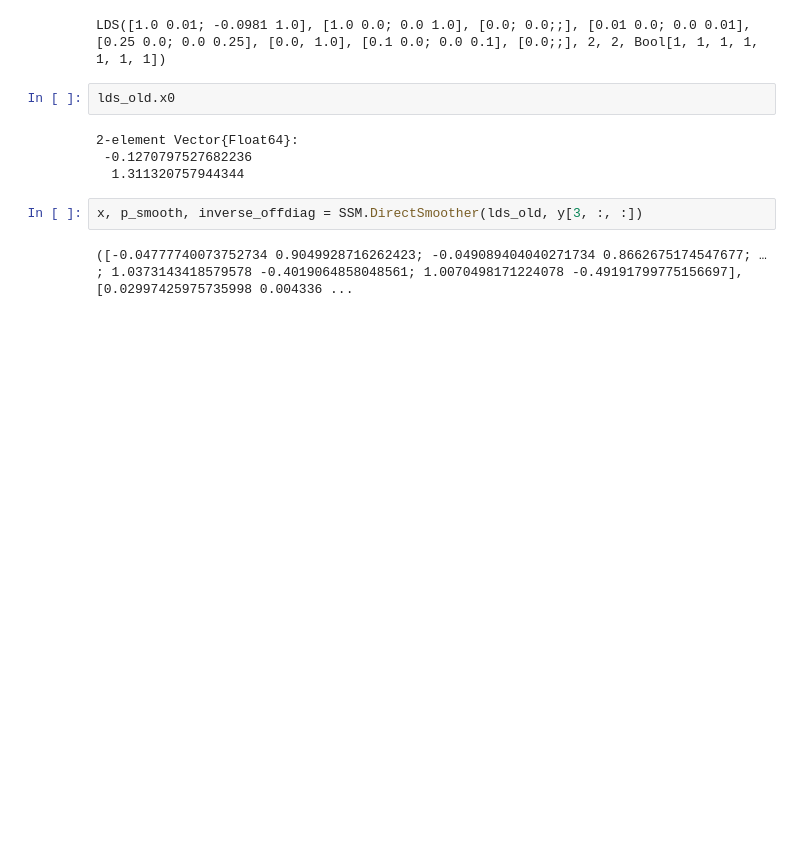
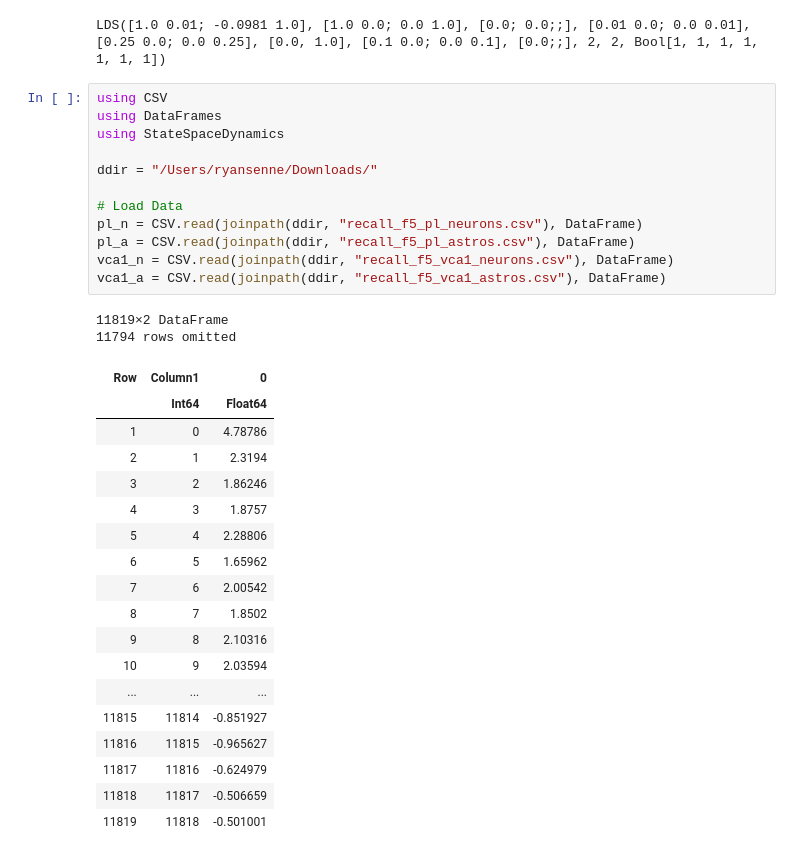
Before and after one commit to depasquale-lab/StateSpaceDynamics.jl, a Jupyter notebook: notebooks/LDS.ipynb, the cells around one changed output. Cells and saved outputs as stored; diff of their text form; blank space fills up the shorter version.

```diff
--- a/notebooks/LDS.ipynb
+++ b/notebooks/LDS.ipynb
@@ -532,13 +528,36 @@ lds_old = SSM.LDS(;A=A, H=C, Q=Q, R=R, x0=x0, p0=P0, obs_dim=2, latent_dim=2)
 # KalmanFilterEM!(lds_old, y[1, :, :], 1, 1e-3, RTSSmoothing())
 # %% [output]
 LDS([1.0 0.01; -0.0981 1.0], [1.0 0.0; 0.0 1.0], [0.0; 0.0;;], [0.01 0.0; 0.0 0.01], [0.25 0.0; 0.0 0.25], [0.0, 1.0], [0.1 0.0; 0.0 0.1], [0.0;;], 2, 2, Bool[1, 1, 1, 1, 1, 1, 1])
-# %%
-lds_old.x0
-# %% [output]
-2-element Vector{Float64}:
- -0.1270797527682236
-  1.311320757944344
-# %%
-x, p_smooth, inverse_offdiag = SSM.DirectSmoother(lds_old, y[3, :, :])
-# %% [output]
-([-0.04777740073752734 0.9049928716262423; -0.049089404040271734 0.8662675174547677; … ; 1.0373143418579578 -0.4019064858048561; 1.0070498171224078 -0.49191799775156697], [0.02997425975735998 0.004336 ...
+# %%
+using CSV
+using DataFrames
+using StateSpaceDynamics
+
+ddir = "/Users/ryansenne/Downloads/"
+
+# Load Data
+pl_n = CSV.read(joinpath(ddir, "recall_f5_pl_neurons.csv"), DataFrame)
+pl_a = CSV.read(joinpath(ddir, "recall_f5_pl_astros.csv"), DataFrame)
+vca1_n = CSV.read(joinpath(ddir, "recall_f5_vca1_neurons.csv"), DataFrame)
+vca1_a = CSV.read(joinpath(ddir, "recall_f5_vca1_astros.csv"), DataFrame)
+# %% [output]
+11819×2 DataFrame
+11794 rows omitted
+| Row | Column1 | 0 |
+|  | Int64 | Float64 |
+| 1 | 0 | 4.78786 |
+| 2 | 1 | 2.3194 |
+| 3 | 2 | 1.86246 |
+| 4 | 3 | 1.8757 |
+| 5 | 4 | 2.28806 |
+| 6 | 5 | 1.65962 |
+| 7 | 6 | 2.00542 |
+| 8 | 7 | 1.8502 |
+| 9 | 8 | 2.10316 |
+| 10 | 9 | 2.03594 |
+| ... | ... | ... |
+| 11815 | 11814 | -0.851927 |
+| 11816 | 11815 | -0.965627 |
+| 11817 | 11816 | -0.624979 |
+| 11818 | 11817 | -0.506659 |
+| 11819 | 11818 | -0.501001 |
```
Also changed, not shown: parts of 7 cells of this notebook, 1 other file.
